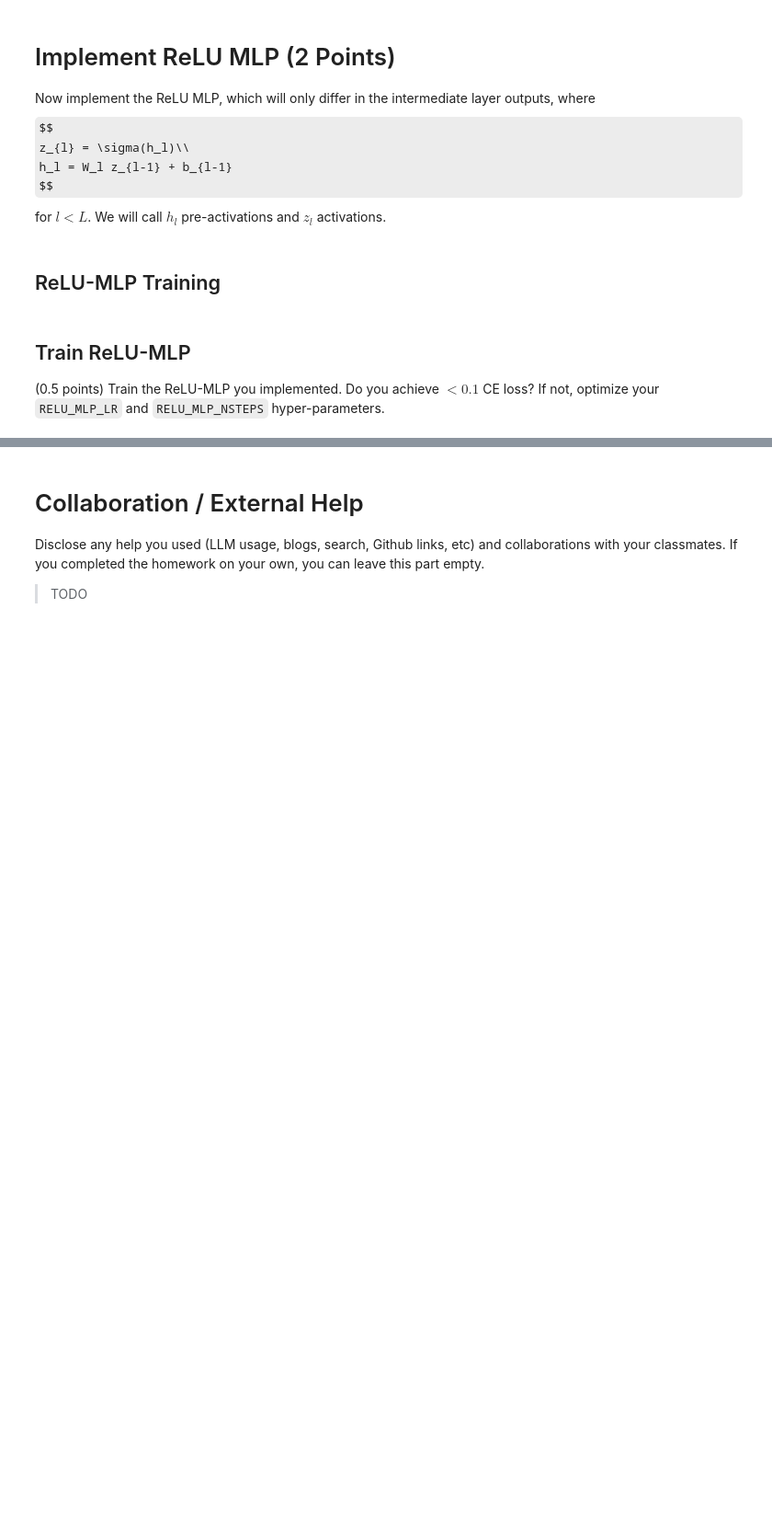
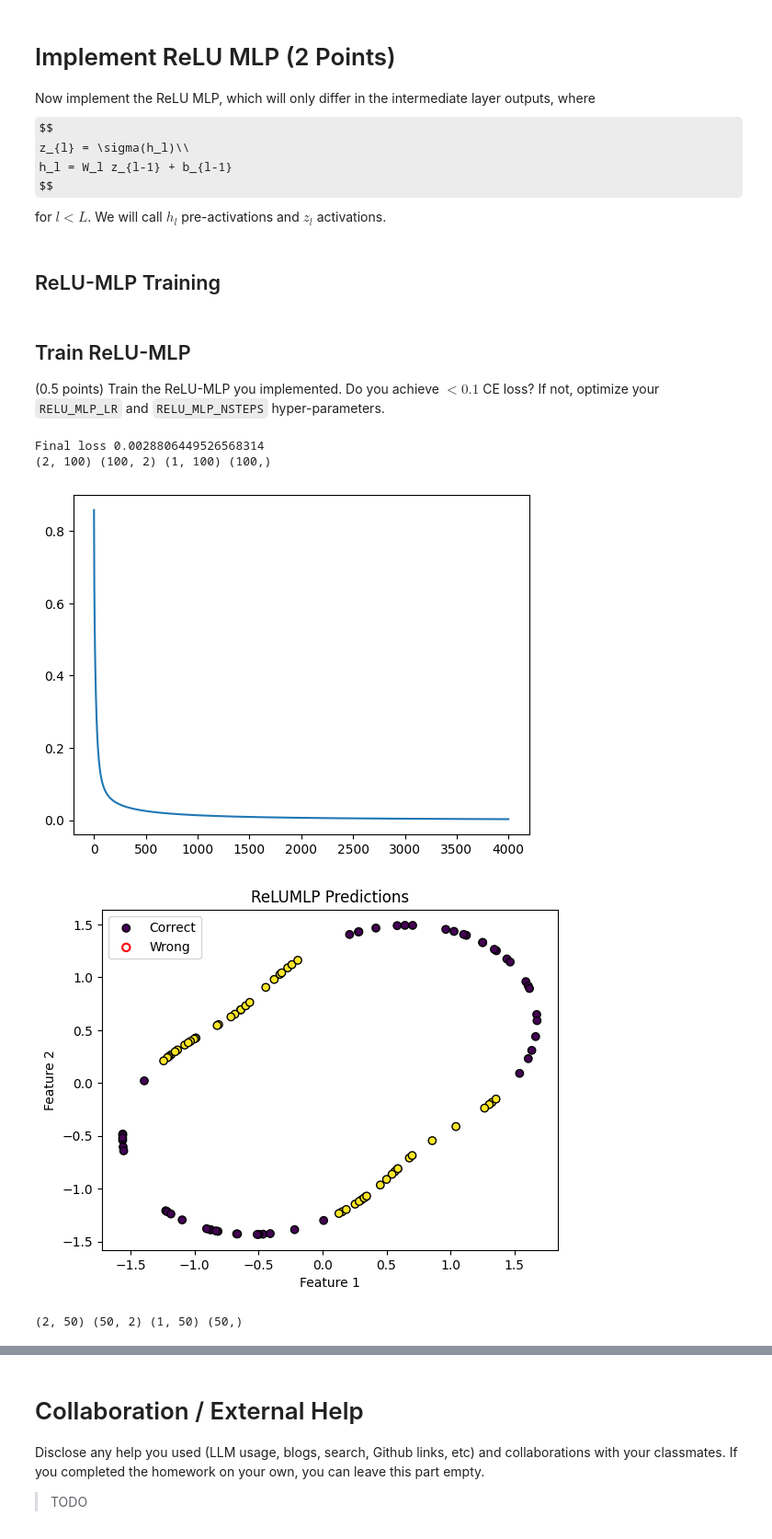
Before and after one commit to Henry-wxq/CS_Notes, a Jupyter notebook: Python/07_CSC413_Neural_Networking/Fall25_HW2_MLP.ipynb, the cells around one changed output, grey strips where cells are left out. Shown at 92% size. Drawn from its saved outputs; the diff is of its cells as text; code cells hidden in the pictures; some formulas as TeX source; blank space fills up the shorter version.

```diff
--- a/Python/07_CSC413_Neural_Networking/Fall25_HW2_MLP.ipynb
+++ b/Python/07_CSC413_Neural_Networking/Fall25_HW2_MLP.ipynb
@@ -567,7 +615,15 @@ def compute_relu_mlp_forward_passes(
     ## TODO: Forward pass - compute each layer's pre-activations (h_l) and activations (z_l, after ReLU)
     # and store them for later use
     ## Your Code, 0.2 points
-
+    a = inputs                   # a == z_{l-1}
+    for i, layer in enumerate(network.layers):
+        h = layer(a)             # h_l = W_l z_{l-1} + b_l
+        pre_activations.append(h)
+        if i < len(network.layers) - 1:
+            a = relu(h)          # z_l = ReLU(h_l) for l < L
+        else:
+            a = h                # last layer linear: z_L = h_L
+        layer_outputs.append(a)
 
     ##########################################
     assert len(layer_outputs) == len(network.layers) + 1, (
@@ -591,7 +647,15 @@ def compute_relu_mlp_partial_derivatives(
         ## Hint: Cost partials: d L / d z_l = d L / d z_{l+1} * d z_{l+1} / d h_{l+1} * d h_l / d z_l
         ## where h_l is the pre-activation
         ## Your Code, 0.3 points
-        pass
+        delta_z_curr = cost_partials[-1]  # dL/dz_{current}
+        if ind == 0:
+            # This is the last (output) layer: no activation after it
+            prev_partial = layer.weights.T @ delta_z_curr
+        else:
+            # Hidden layer: multiply by ReLU'(h_current) where "current" here is the layer ahead in the forward pass
+            dh = delta_z_curr * relu_derivative(pre_activation)  # elementwise
+            prev_partial = layer.weights.T @ dh
+        cost_partials.append(prev_partial)
 
 
     ##########################################
@@ -611,7 +675,25 @@ def compute_relu_mlp_parameter_updates(
     ## Total: 0.6 points
     ## TODO: Compute weight gradient
     ## Your Code
+    L = len(pre_activations) - 1  # number of layers
+    for i in range(L):            # i = 0..L-1 corresponds to layer l = i+1
+        # signals
+        dL_dz = cost_partials[i + 1]  # dL/dz_{i+1}
+        if i == L - 1:
+            grad_signal = dL_dz                       # last layer (linear)
+        else:
+            grad_signal = dL_dz * relu_derivative(pre_activations[i + 1])  # dL/dh_i+1
 
+        # a_prev = z_{i} (activation feeding into this layer)
+        if i == 0:
+            a_prev = pre_activations[0]               # inputs
+        else:
+            a_prev = relu(pre_activations[i])         # z_i = ReLU(h_i)
+
+        dW = grad_signal @ a_prev.T                   # (out_i, N) @ (N)^T -> (out_i, in_i)
+        db = np.sum(grad_signal, axis=1, keepdims=True)
+        weight_gradients.append(dW)
+        bias_gradients.append(db)
 
     ##########################################
     ## TODO: Compute bias gradient
@@ -652,26 +734,32 @@ If not, optimize your `RELU_MLP_LR` and `RELU_MLP_NSTEPS` hyper-parameters.
 # %%
 def train_relu_mlp(mlp, learning_rate: float, n_iterations: int,
                    inputs: np.typing.ArrayLike, targets: np.typing.ArrayLike) -> List[float]:
     losses = []
     for _ in range(n_iterations):
         loss = step_relu_network(mlp, inputs, targets, learning_rate)
         losses.append(loss)
     return losses
 
 ## Pay attention to the shape of the input
 inputs = flower_X.T
 targets = flower_y
 from sklearn.preprocessing import OneHotEncoder
 np.random.seed(SEED)
 targets = OneHotEncoder().fit_transform(targets).toarray().T
 relu_mlp = ReLUMLP([2, 16, 16, NUM_CLASSES])
 ##########################################
 ## TODO: find correct hyper-parameters
-RELU_MLP_LR = 1
-RELU_MLP_NSTEPS = 100
+RELU_MLP_LR = 0.05
+RELU_MLP_NSTEPS = 4000
 ##########################################
 losses = train_relu_mlp(relu_mlp, RELU_MLP_LR, RELU_MLP_NSTEPS, inputs, targets)
 print(f"Final loss {losses[-1]}")
 plt.plot(losses)
 plot_predictions(flower_X.T, flower_y.T, relu_mlp, "ReLUMLP Predictions")
 plot_predictions(valid_X.T, valid_y.T, relu_mlp, "ReLUMLP Predictions")
+# %% [output]
+Final loss 0.0028806449526568314
+(2, 100) (100, 2) (1, 100) (100,)
+[figure, added]
+[figure, added]
+(2, 50) (50, 2) (1, 50) (50,)
```
Also changed, not shown: parts of 9 cells of this notebook, 1 other file.
